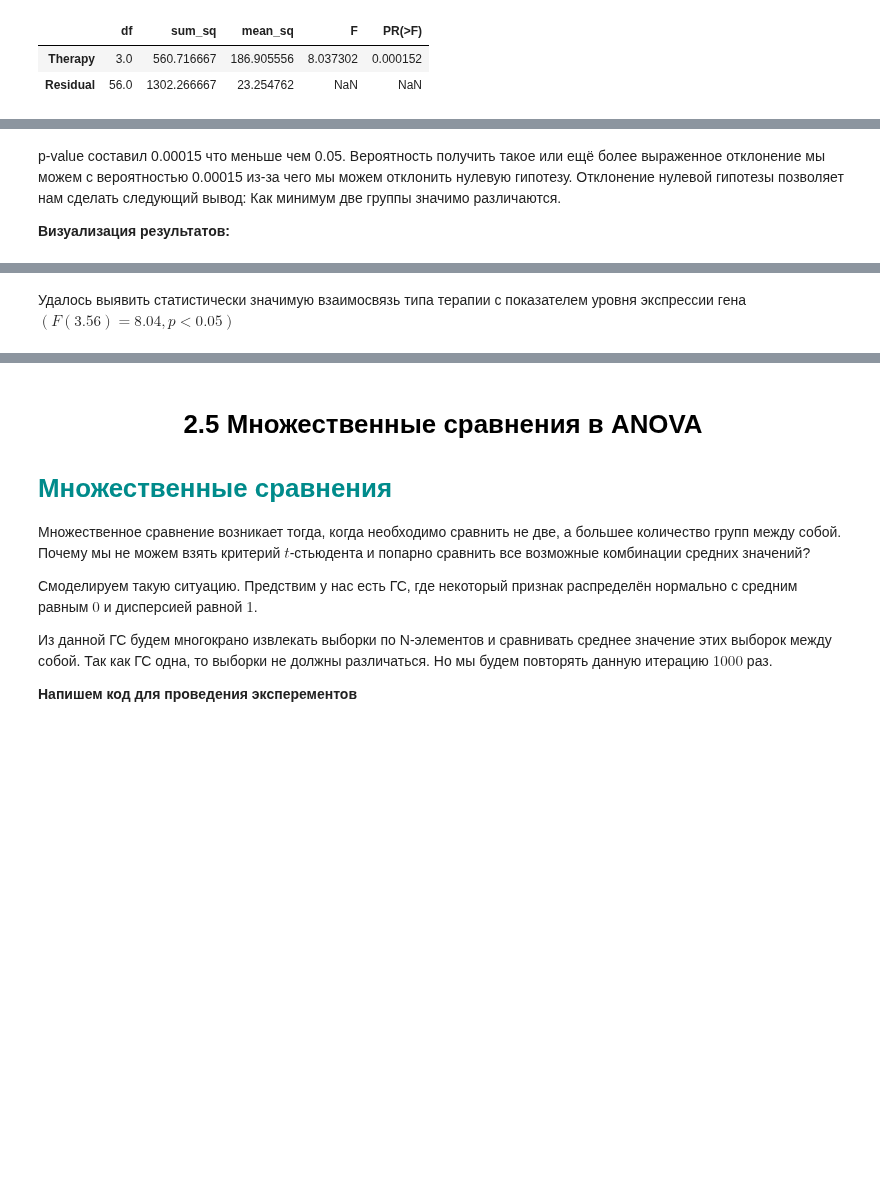
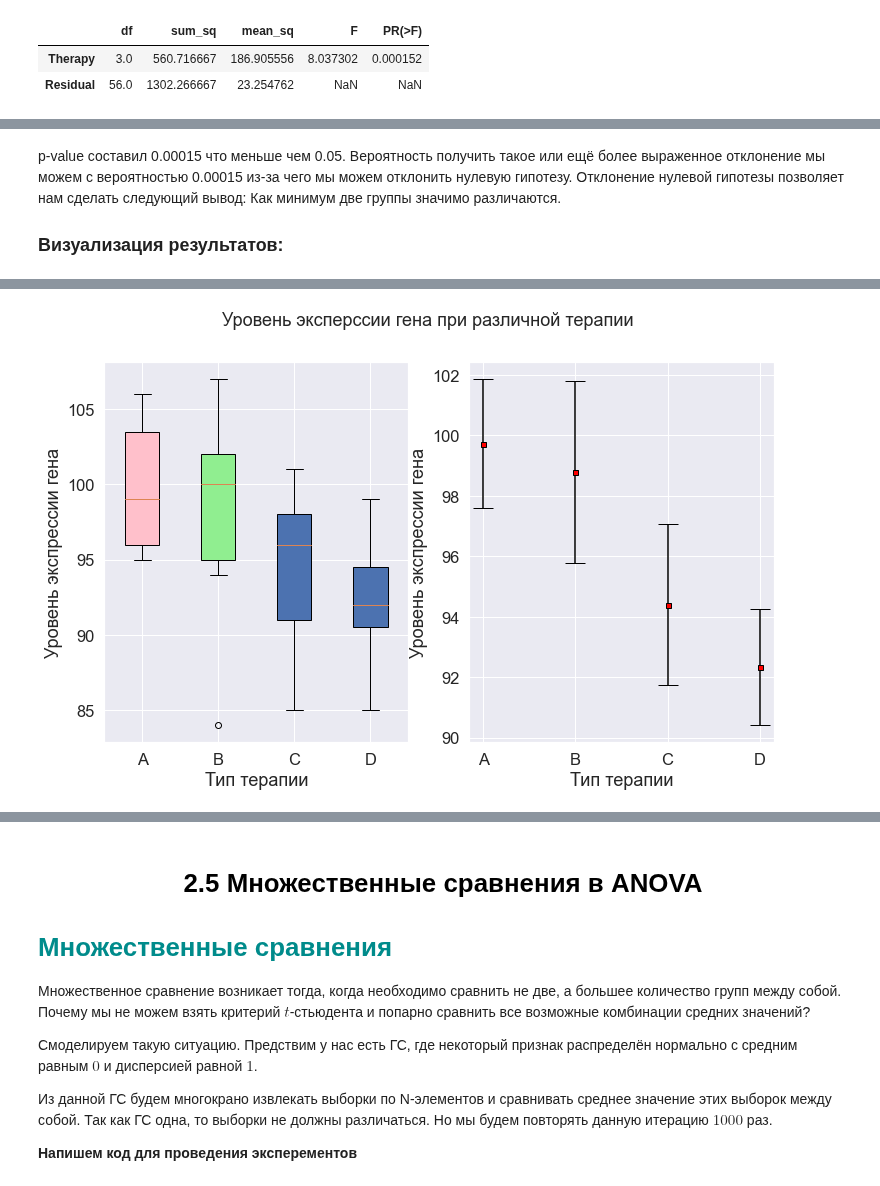
Before and after one commit to SciWake/Mathematics, a Jupyter notebook: Statistics_1_stepik/2_Comparison_of_averages.ipynb, the cells around one changed output, grey strips where cells are left out. Saved outputs shown, nothing was run; the diff lists cells and outputs as text; code cells hidden in the pictures; blank space fills up the shorter version.

```diff
--- a/Statistics_1_stepik/2_Comparison_of_averages.ipynb
+++ b/Statistics_1_stepik/2_Comparison_of_averages.ipynb
@@ -829,13 +839,8 @@ F-значение представляет собой отношение меж
 # %% [markdown]
 p-value составил 0.00015 что меньше чем 0.05. Вероятность получить такое или ещё более выраженное отклонение мы можем с вероятностью 0.00015 из-за чего мы можем отклонить нулевую гипотезу. Отклонение нулевой гипотезы позволяет нам сделать следующий вывод: Как минимум две группы значимо различаются.
 
-**Визуализация результатов:**
+### Визуализация результатов:
 # %%
-import pandas as pd
-from scipy.stats import t
-import matplotlib.pyplot as plt
-%config InlineBackend.figure_format = 'svg'
-
 A = data.loc[data['Therapy'] == 'A', 'expr']
 B = data.loc[data['Therapy'] == 'B', 'expr']
 C = data.loc[data['Therapy'] == 'C', 'expr']
@@ -861,7 +866,7 @@ bplot1 = ax1.boxplot([A, B, C, D],
 
 # график доверительных интервалов
 bplot2 = ax2.errorbar(x=df.index, y=df['Mx'], yerr=df['interval'],\
-                      color="black", capsize=3, marker="s", markersize=4, mfc="red", mec="black", fmt ='o')
+                      color="black", capsize=10, markersize=5, mfc="red", mec="black", fmt='s')
 
 # раскрасим boxplot
 colors = ['pink', 'lightgreen']
@@ -871,9 +876,9 @@ for patch, color in zip(bplot1['boxes'], colors):
 # добавим общие для каждого из графиков данные
 for ax in [ax1, ax2]:
     ax.yaxis.grid(True)
-    ax.set_title('Уровень эксперссии гена при различной терапии')
     ax.set_xlabel('Тип терапии')
     ax.set_ylabel('Уровень экспрессии гена')
 
+fig.suptitle('Уровень эксперссии гена при различной терапии', fontsize=18)
 plt.show()
 # %% [output]
@@ -881,2 +885 @@ plt.show()
+[figure, added]
-# %% [markdown]
-Удалось выявить статистически значимую взаимосвязь типа терапии с показателем уровня экспрессии гена $(F(3.56)=8.04, p<0.05)$
```
Also changed, not shown: parts of 17 cells of this notebook.
